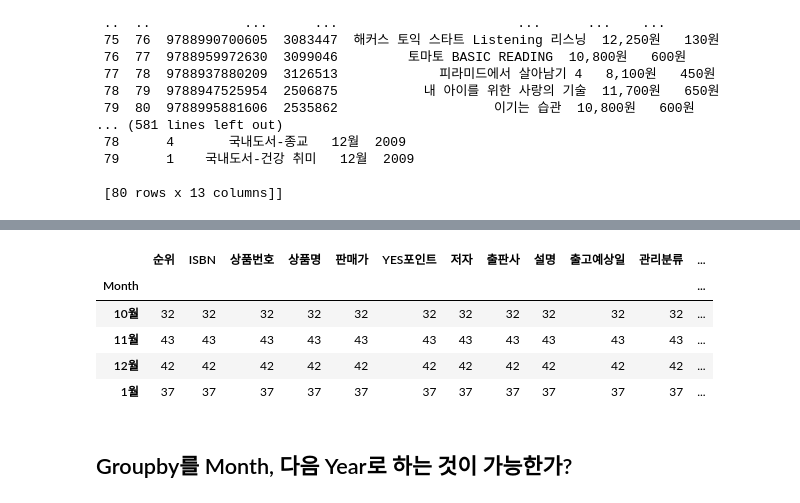
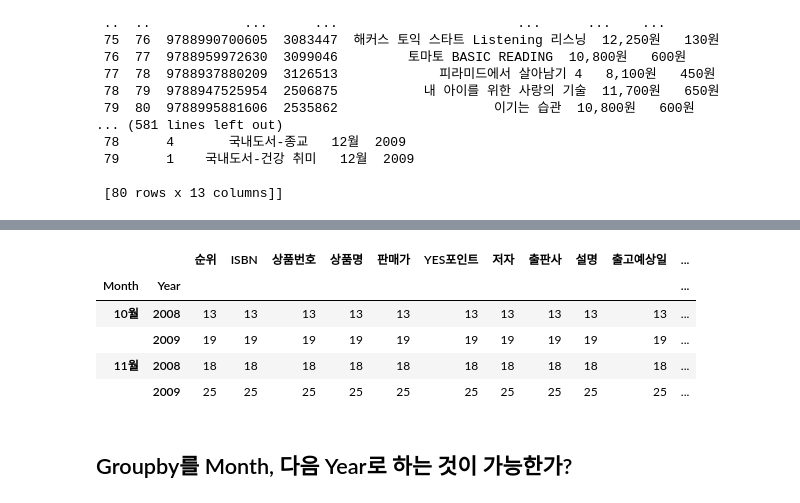
Before and after one commit to twg12/Bestseller-Analysis, a Jupyter notebook: Yes24 Bestseller/Total.ipynb, the cells around one changed output, grey strips where cells are left out. Cells and saved outputs as stored; diff of their text form; code cells hidden in the pictures.

```diff
--- a/Yes24 Bestseller/Total.ipynb
+++ b/Yes24 Bestseller/Total.ipynb
@@ -31,18 +37,18 @@ Yes24_200812 = pd.read_csv('200812.csv', encoding = 'cp949')
 # %%
 List_2008 = [Yes24_200801, Yes24_200802, Yes24_200803, Yes24_200804, Yes24_200805, Yes24_200806, Yes24_200807, Yes24_200808, Yes24_200809, Yes24_200810, Yes24_200811, Yes24_200812]
 # %%
-Yes24_200801['Month'] = '1월'
-Yes24_200802['Month'] = '2월'
-Yes24_200803['Month'] = '3월'
-Yes24_200804['Month'] = '4월'
-Yes24_200805['Month'] = '5월'
-Yes24_200806['Month'] = '6월'
-Yes24_200807['Month'] = '7월'
-Yes24_200808['Month'] = '8월'
-Yes24_200809['Month'] = '9월'
-Yes24_200810['Month'] = '10월'
-Yes24_200811['Month'] = '11월'
-Yes24_200812['Month'] = '12월'
+Yes24_200801['Month'] = 1
+Yes24_200802['Month'] = 2
+Yes24_200803['Month'] = 3
+Yes24_200804['Month'] = 4
+Yes24_200805['Month'] = 5
+Yes24_200806['Month'] = 6
+Yes24_200807['Month'] = 7
+Yes24_200808['Month'] = 8
+Yes24_200809['Month'] = 9
+Yes24_200810['Month'] = 10
+Yes24_200811['Month'] = 11
+Yes24_200812['Month'] = 12
 # %% [markdown]
 ## 막노동 줄이는 방법 질문하기 - 코켓을 일일히 안하고, 80번째 value마다(0-79: '1월', 79-159: 2월, 159-239: 3월 등등) 월별 value를 1에서 12까지 설정하는 방법이 있을까?
 # %%
@@ -152,11 +199,11 @@ Total.head(1)
 |  | 순위 | ISBN | 상품번호 | 상품명 | 판매가 | YES포인트 | 저자 | 출판사 | 설명 | 출고예상일 | 관리분류 | ... |
 | 0 | 1 | 9.788984e+12 | 2742402 | 해리포터와 죽음의 성물 4 | 7,650원 | 420원 | J.K. 롤링/최인자 | 문학수첩 | 1997년부터 2007년까지, 무려 10년이라는 긴 시간 끝... | 4 | 국내도서-소설/시/희곡 | ... |
 # %%
-Total[Total["관리분류"] == '국내도서-소설/시/희곡'].groupby('Month').count().head(4)
+Total[Total["관리분류"] == '국내도서-소설/시/희곡'].groupby(['Month', 'Year']).count().head(4)
 # %% [output]
-|  | 순위 | ISBN | 상품번호 | 상품명 | 판매가 | YES포인트 | 저자 | 출판사 | 설명 | 출고예상일 | 관리분류 | ... |
-| Month |  |  |  |  |  |  |  |  |  |  |  | ... |
-| 10월 | 32 | 32 | 32 | 32 | 32 | 32 | 32 | 32 | 32 | 32 | 32 | ... |
-| 11월 | 43 | 43 | 43 | 43 | 43 | 43 | 43 | 43 | 43 | 43 | 43 | ... |
-| 12월 | 42 | 42 | 42 | 42 | 42 | 42 | 42 | 42 | 42 | 42 | 42 | ... |
-| 1월 | 37 | 37 | 37 | 37 | 37 | 37 | 37 | 37 | 37 | 37 | 37 | ... |
+|  |  | 순위 | ISBN | 상품번호 | 상품명 | 판매가 | YES포인트 | 저자 | 출판사 | 설명 | 출고예상일 | ... |
+| Month | Year |  |  |  |  |  |  |  |  |  |  | ... |
+| 10월 | 2008 | 13 | 13 | 13 | 13 | 13 | 13 | 13 | 13 | 13 | 13 | ... |
+|  | 2009 | 19 | 19 | 19 | 19 | 19 | 19 | 19 | 19 | 19 | 19 | ... |
+| 11월 | 2008 | 18 | 18 | 18 | 18 | 18 | 18 | 18 | 18 | 18 | 18 | ... |
+|  | 2009 | 25 | 25 | 25 | 25 | 25 | 25 | 25 | 25 | 25 | 25 | ... |
```
Also changed, not shown: parts of 10 cells of this notebook.
